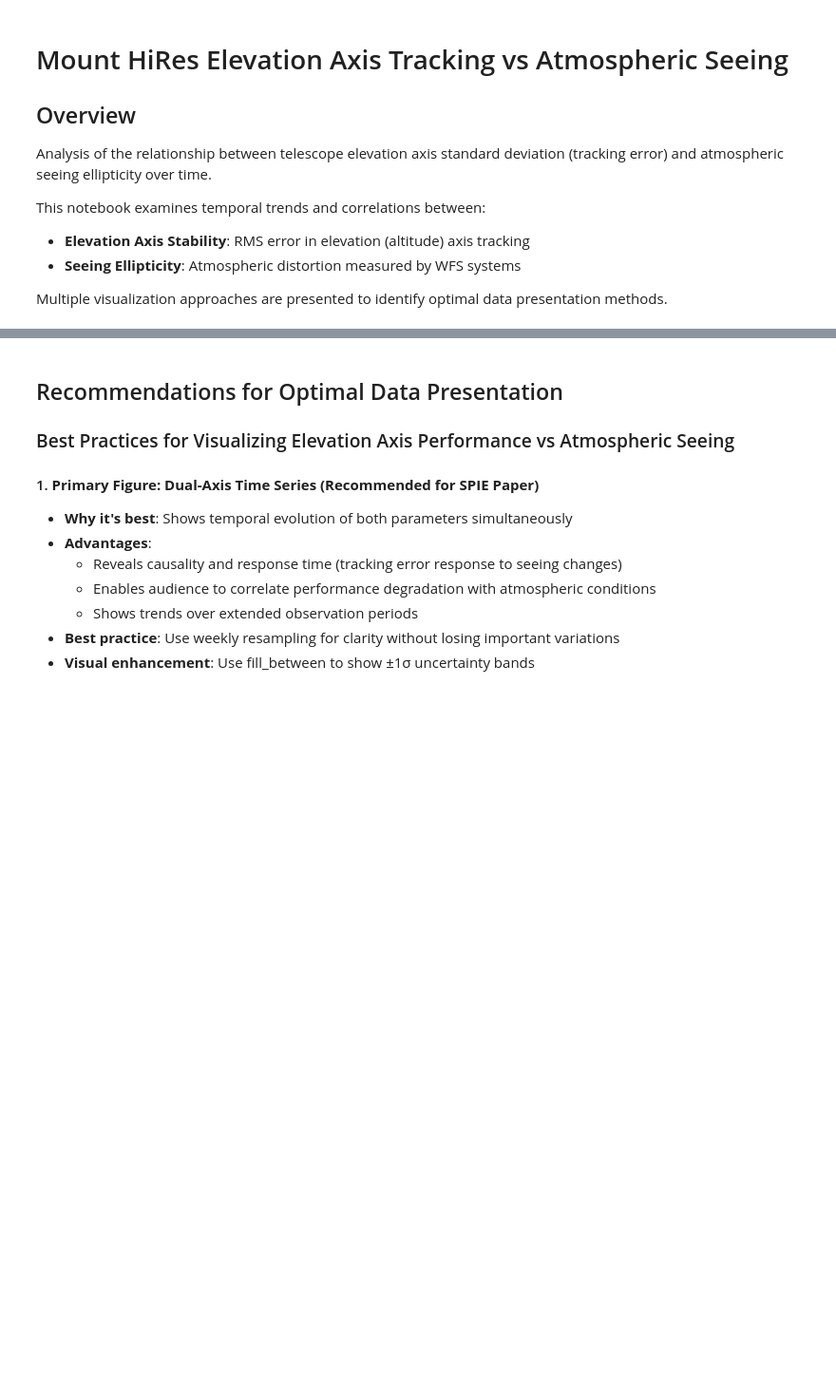
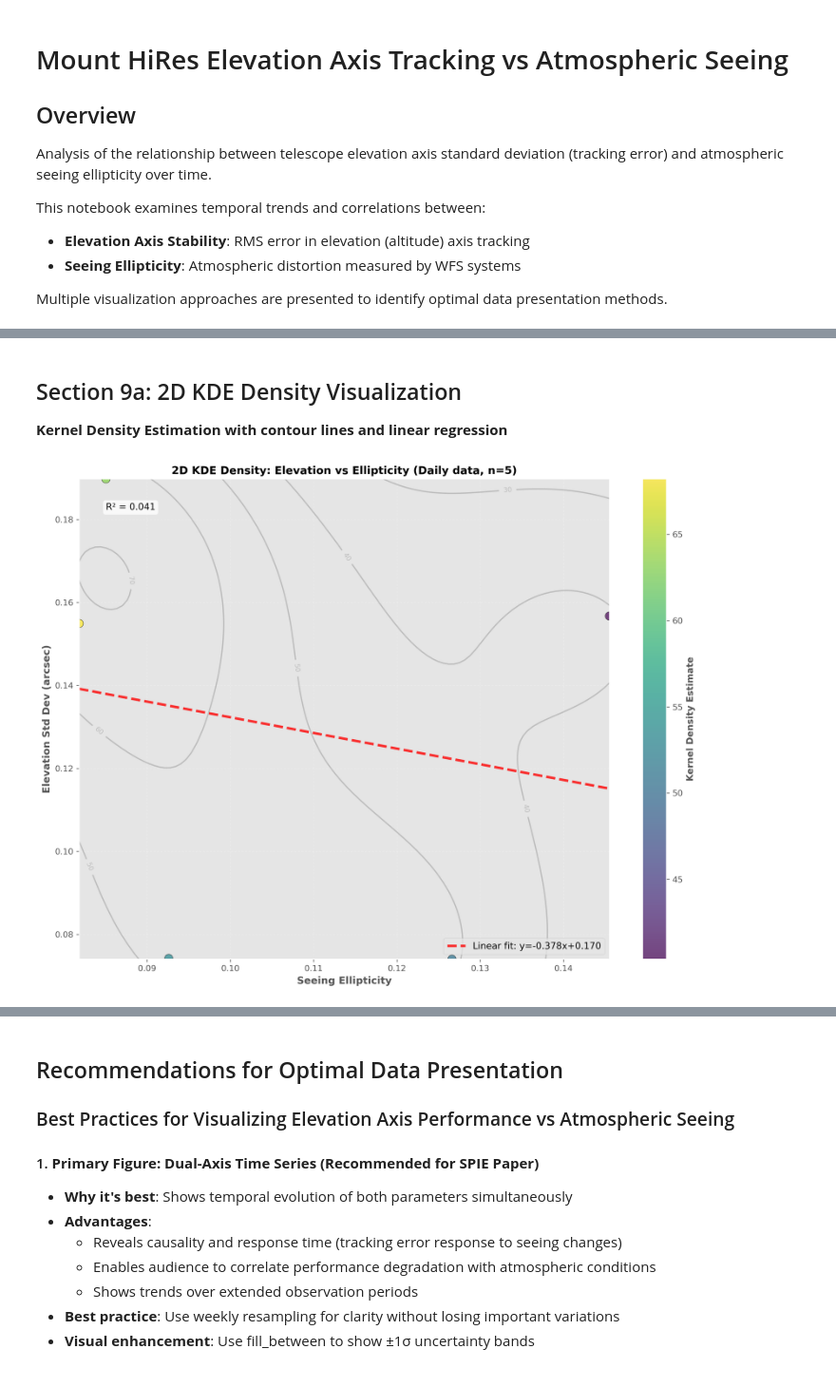
Before and after one commit to jdgibson/spie2026_fig4_stddev_vs_seeing, a Jupyter notebook: Mount_HiRes_Alt_Stddev_vs_Seeing.ipynb, the cells around one changed output, grey strips where cells are left out. Shown at 95% size. Drawn from its saved outputs; the diff is of its cells as text; code cells hidden in the pictures; blank space fills up the shorter version.

```diff
--- a/Mount_HiRes_Alt_Stddev_vs_Seeing.ipynb
+++ b/Mount_HiRes_Alt_Stddev_vs_Seeing.ipynb
@@ -281,3 +849,16 @@ else:
+# %% [markdown]
+## Section 9a: 2D KDE Density Visualization
+**Kernel Density Estimation with contour lines and linear regression**
+# %%
+# Display KDE plot
+import os
+from IPython.display import Image, display
+if os.path.exists('kde_alt_vs_ellipticity.png'):
+    display(Image('kde_alt_vs_ellipticity.png'))
+else:
+    print("KDE plot not found. Run Section 9 first.")
+# %% [output]
+[figure, added]
 # %%
 # Section 6: Create Scatter Plot with Trend Analysis
 # Generate scatter plot of elevation standard deviation vs seeing with regression line
```
Also changed, not shown: parts of 35 cells of this notebook, 9 other files.
